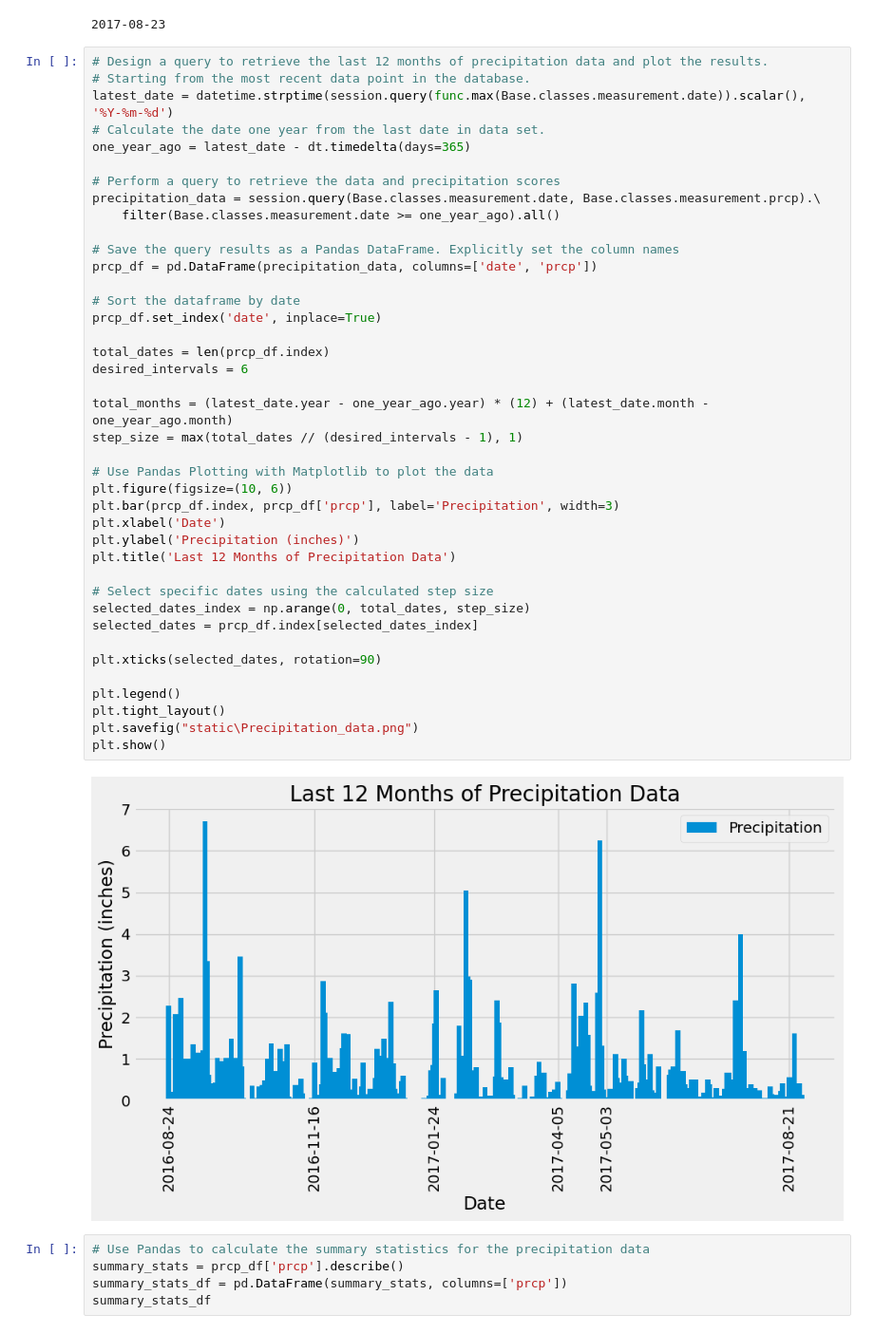
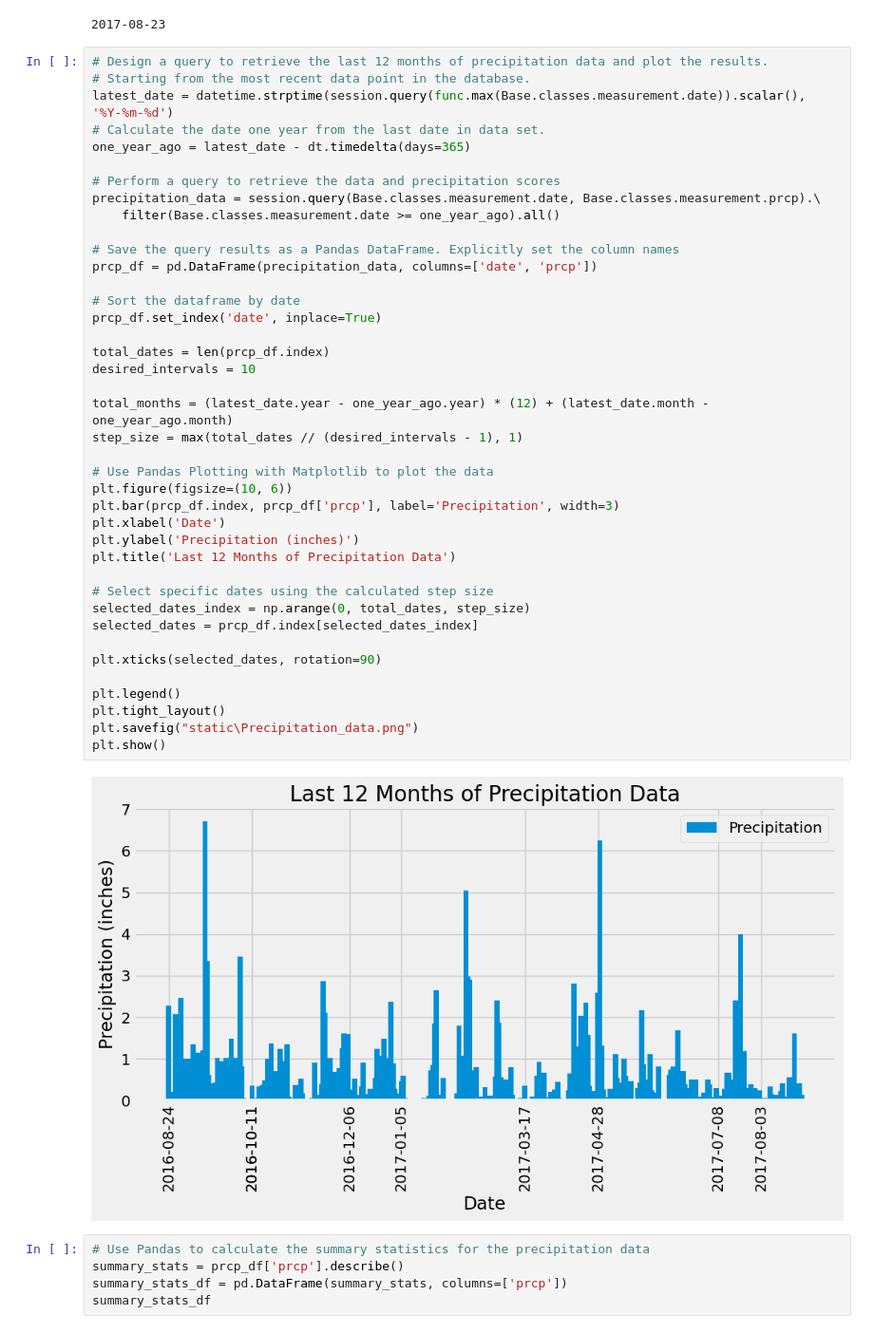
Before and after one commit to tcasteel/sqlalchemy-challenge, a Jupyter notebook: climate_starter.ipynb, the cells around one changed output. Shown: that part at 95% size. Saved outputs shown, nothing was run; the diff lists cells and outputs as text.

```diff
--- a/climate_starter.ipynb
+++ b/climate_starter.ipynb
@@ -57,35 +57,35 @@ precipitation_data = session.query(Base.classes.measurement.date, Base.classes.m
 
 # Save the query results as a Pandas DataFrame. Explicitly set the column names
 prcp_df = pd.DataFrame(precipitation_data, columns=['date', 'prcp'])
 
 # Sort the dataframe by date
 prcp_df.set_index('date', inplace=True)
 
 total_dates = len(prcp_df.index)
-desired_intervals = 6
+desired_intervals = 10
 
 total_months = (latest_date.year - one_year_ago.year) * (12) + (latest_date.month - one_year_ago.month)
 step_size = max(total_dates // (desired_intervals - 1), 1)
 
 # Use Pandas Plotting with Matplotlib to plot the data
 plt.figure(figsize=(10, 6))
 plt.bar(prcp_df.index, prcp_df['prcp'], label='Precipitation', width=3)
 plt.xlabel('Date')
 plt.ylabel('Precipitation (inches)')
 plt.title('Last 12 Months of Precipitation Data')
 
 # Select specific dates using the calculated step size
 selected_dates_index = np.arange(0, total_dates, step_size)
 selected_dates = prcp_df.index[selected_dates_index]
 
 plt.xticks(selected_dates, rotation=90)
 
 plt.legend()
 plt.tight_layout()
 plt.savefig("static\Precipitation_data.png")
 plt.show()
 # %% [output]
-[figure, old version]
+[figure, new version]
 # %%
 # Use Pandas to calculate the summary statistics for the precipitation data
 summary_stats = prcp_df['prcp'].describe()
```
Also changed, not shown: 2 other files.
